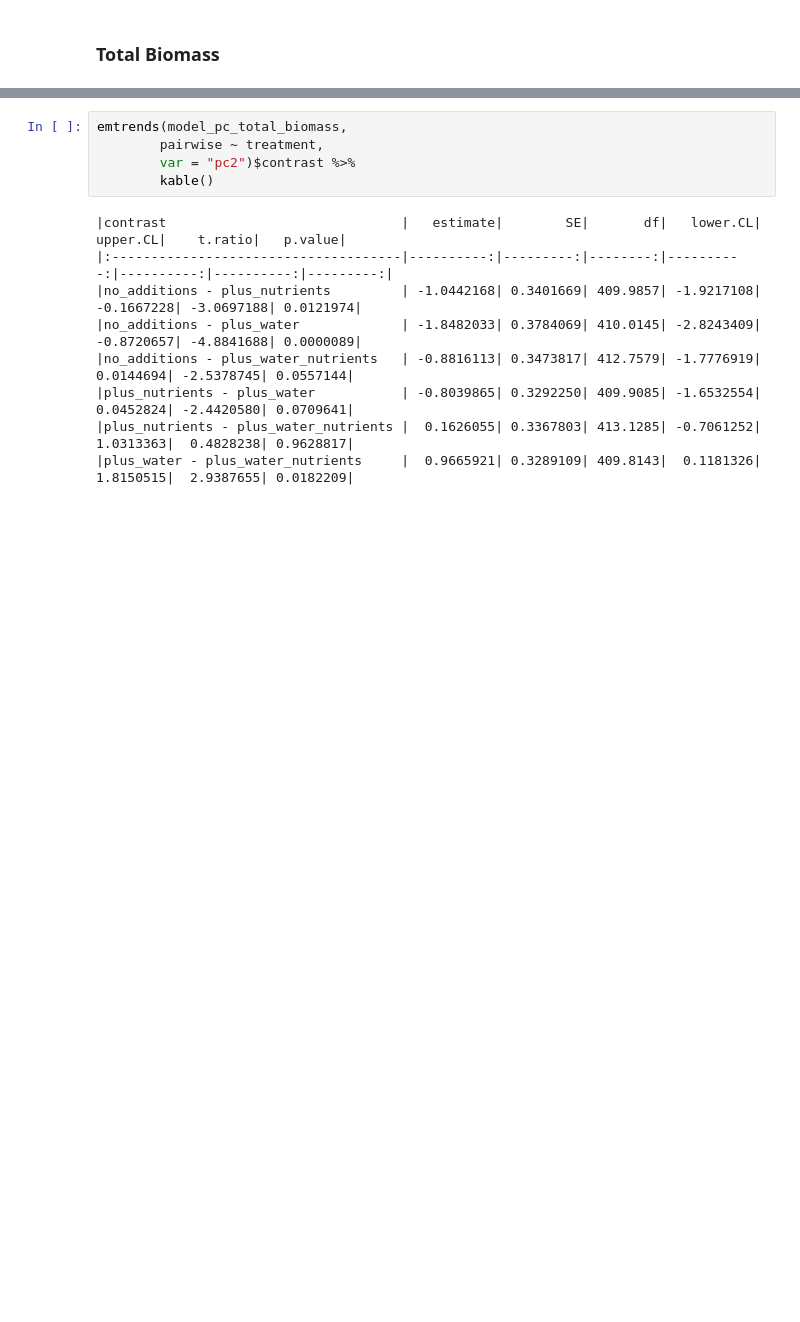
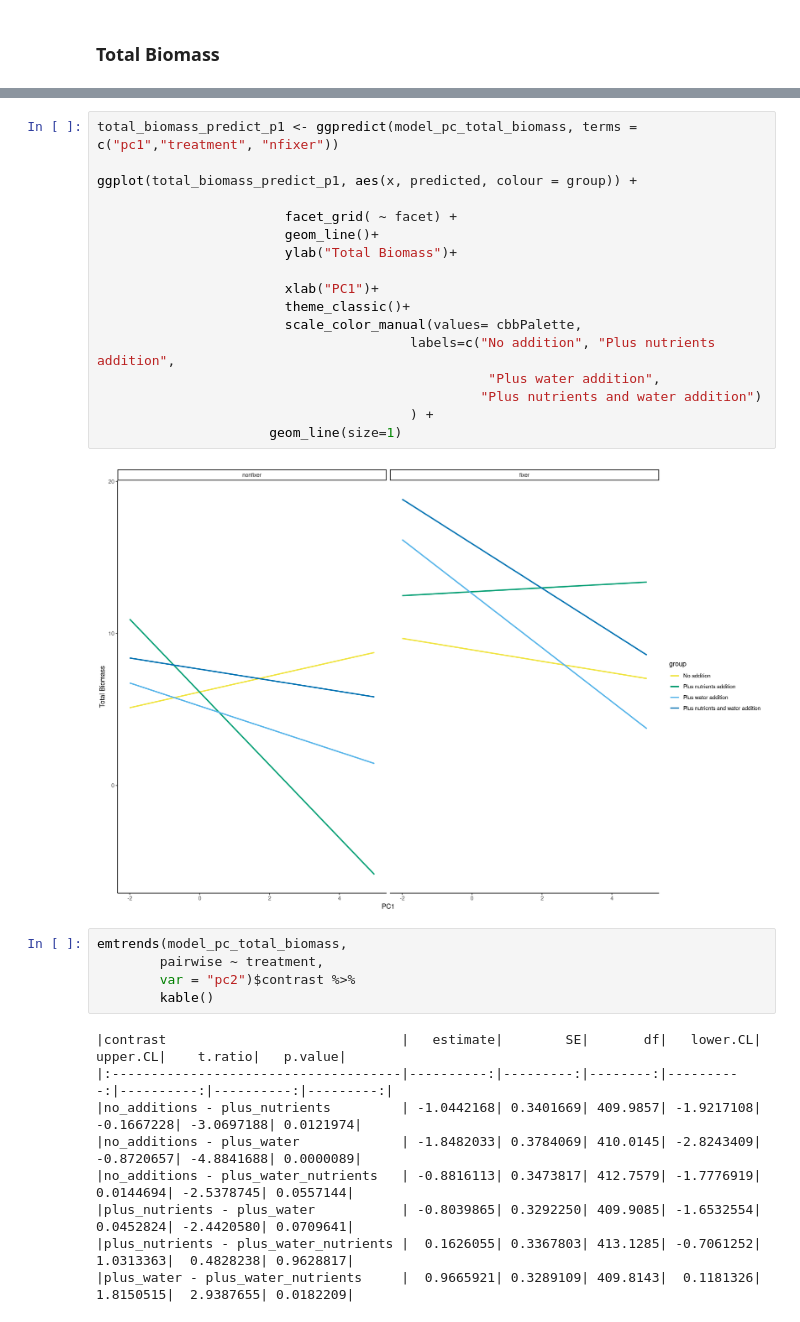
Before and after one commit to ecamo19/shade_house_reproducible_stats, a Jupyter notebook: notebooks/model_for_q3.ipynb, the cells around one changed output, grey strips where cells are left out. Drawn from its saved outputs; the diff is of its cells as text; blank space fills up the shorter version.

```diff
--- a/notebooks/model_for_q3.ipynb
+++ b/notebooks/model_for_q3.ipynb
@@ -348,3 +474,22 @@ emtrends(model_pc_total_biomass,
+# %%
+total_biomass_predict_p1 <- ggpredict(model_pc_total_biomass, terms = c("pc1","treatment", "nfixer"))
+
+ggplot(total_biomass_predict_p1, aes(x, predicted, colour = group)) +
+
+                        facet_grid( ~ facet) +
+                        geom_line()+
+                        ylab("Total Biomass")+
+
+                        xlab("PC1")+
+                        theme_classic()+
+                        scale_color_manual(values= cbbPalette,
+                                        labels=c("No addition", "Plus nutrients addition",
+                                                  "Plus water addition",
+                                                 "Plus nutrients and water addition")
+                                        ) +
+                      geom_line(size=1)
+# %% [output]
+[figure, added]
 # %%
 emtrends(model_pc_total_biomass,
         pairwise ~ treatment,
```
Also changed, not shown: parts of 33 cells of this notebook.
